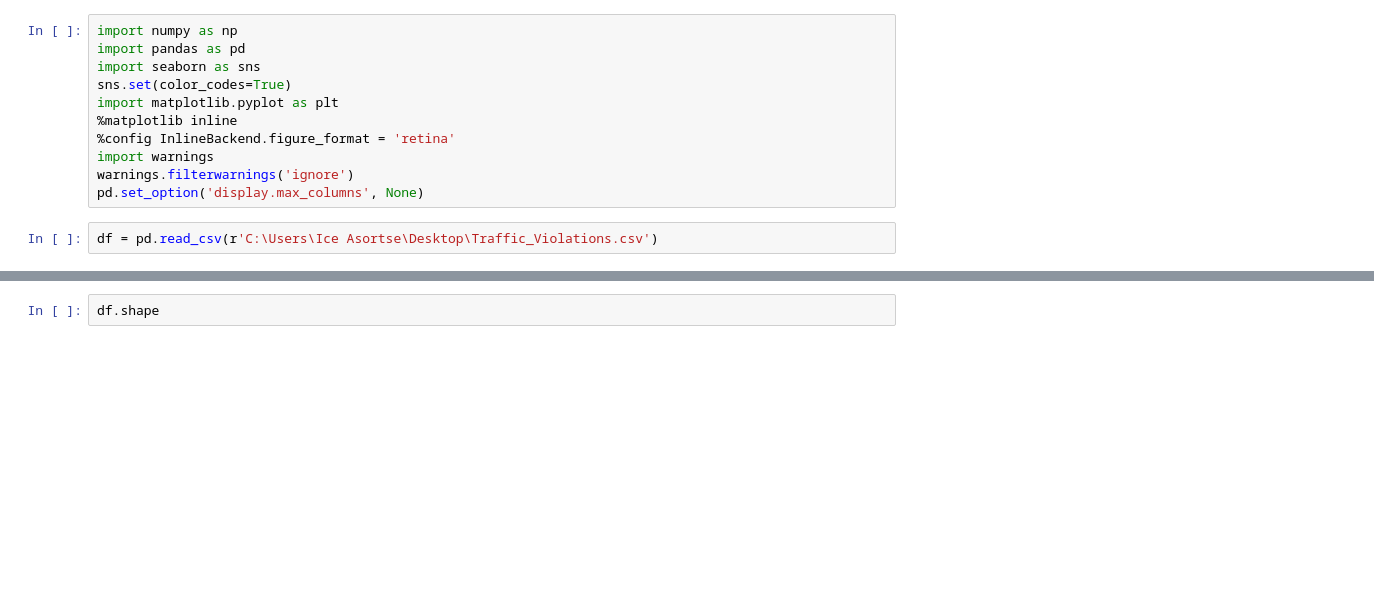
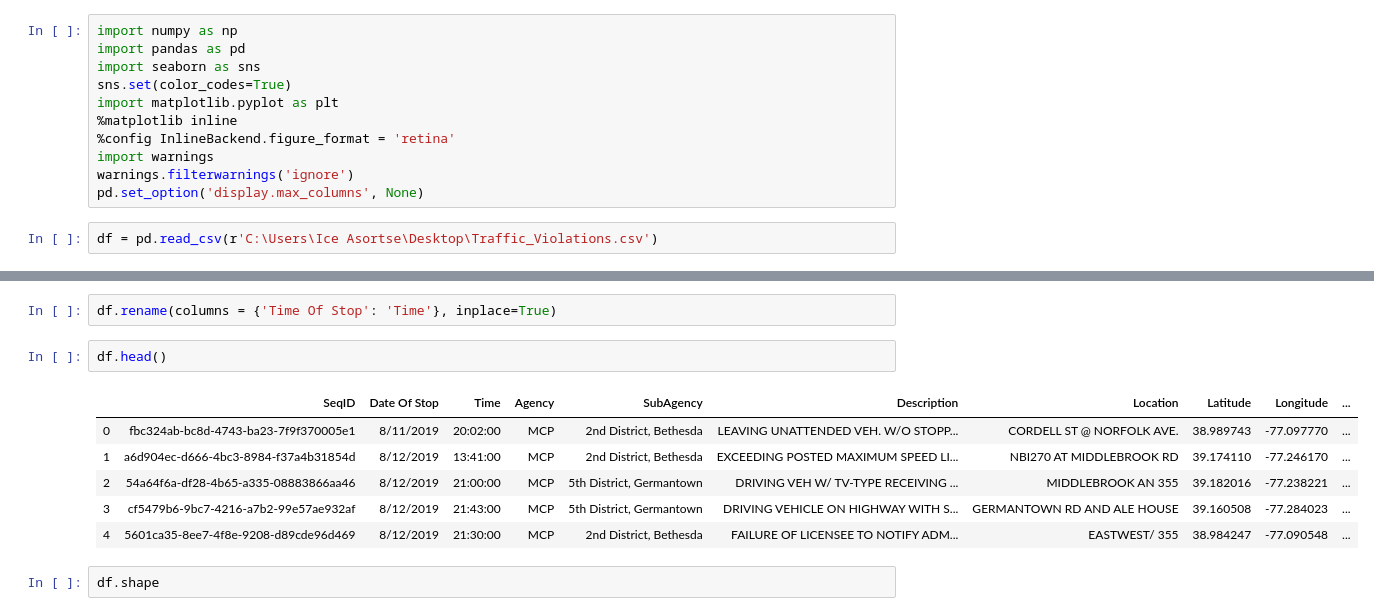
Before and after one commit to Dantarshi/Traffic-Stops, a Jupyter notebook: Traffic Stops.ipynb, the cells around one changed output, grey strips where cells are left out. Drawn from its saved outputs; the diff is of its cells as text; blank space fills up the shorter version.

```diff
--- a/Traffic Stops.ipynb
+++ b/Traffic Stops.ipynb
@@ -22,6 +22,17 @@ df.head()
 | 2 | 54a64f6a-df28-4b65-a335-08883866aa46 | 8/12/2019 | 21:00:00 | MCP | 5th District, Germantown | DRIVING VEH W/ TV-TYPE RECEIVING ... | MIDDLEBROOK AN 355 | 39.182016 | -77.238221 | ... |
 | 3 | cf5479b6-9bc7-4216-a7b2-99e57ae932af | 8/12/2019 | 21:43:00 | MCP | 5th District, Germantown | DRIVING VEHICLE ON HIGHWAY WITH S... | GERMANTOWN RD AND ALE HOUSE | 39.160508 | -77.284023 | ... |
 | 4 | 5601ca35-8ee7-4f8e-9208-d89cde96d469 | 8/12/2019 | 21:30:00 | MCP | 2nd District, Bethesda | FAILURE OF LICENSEE TO NOTIFY ADM... | EASTWEST/ 355 | 38.984247 | -77.090548 | ... |
+# %%
+df.rename(columns = {'Time Of Stop': 'Time'}, inplace=True)
+# %%
+df.head()
+# %% [output]
+|  | SeqID | Date Of Stop | Time | Agency | SubAgency | Description | Location | Latitude | Longitude | ... |
+| 0 | fbc324ab-bc8d-4743-ba23-7f9f370005e1 | 8/11/2019 | 20:02:00 | MCP | 2nd District, Bethesda | LEAVING UNATTENDED VEH. W/O STOPP... | CORDELL ST @ NORFOLK AVE. | 38.989743 | -77.097770 | ... |
+| 1 | a6d904ec-d666-4bc3-8984-f37a4b31854d | 8/12/2019 | 13:41:00 | MCP | 2nd District, Bethesda | EXCEEDING POSTED MAXIMUM SPEED LI... | NBI270 AT MIDDLEBROOK RD | 39.174110 | -77.246170 | ... |
+| 2 | 54a64f6a-df28-4b65-a335-08883866aa46 | 8/12/2019 | 21:00:00 | MCP | 5th District, Germantown | DRIVING VEH W/ TV-TYPE RECEIVING ... | MIDDLEBROOK AN 355 | 39.182016 | -77.238221 | ... |
+| 3 | cf5479b6-9bc7-4216-a7b2-99e57ae932af | 8/12/2019 | 21:43:00 | MCP | 5th District, Germantown | DRIVING VEHICLE ON HIGHWAY WITH S... | GERMANTOWN RD AND ALE HOUSE | 39.160508 | -77.284023 | ... |
+| 4 | 5601ca35-8ee7-4f8e-9208-d89cde96d469 | 8/12/2019 | 21:30:00 | MCP | 2nd District, Bethesda | FAILURE OF LICENSEE TO NOTIFY ADM... | EASTWEST/ 355 | 38.984247 | -77.090548 | ... |
 # %%
 df.shape
 # %% [output]
```
Also changed, not shown: parts of 17 cells of this notebook.
